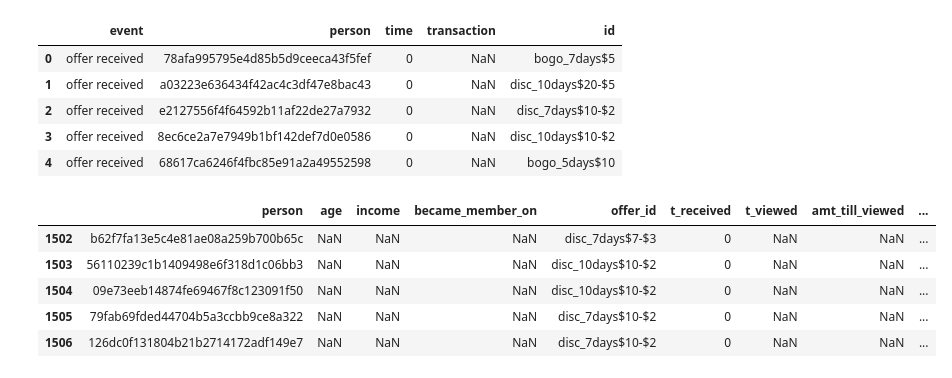
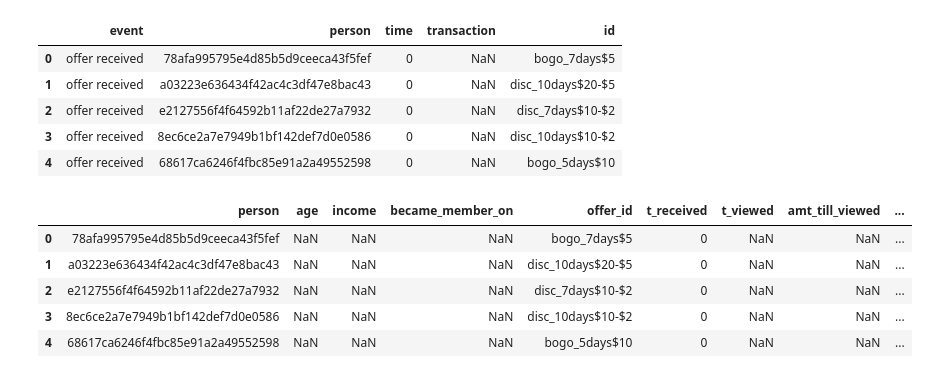
Before and after one commit to kudojp/StarBucksPromotionAnalysis, a Jupyter notebook: StarbucksPromotionAnalysis.ipynb, the cells around one changed output. Saved outputs shown, nothing was run; the diff lists cells and outputs as text; code cells hidden in the pictures.

```diff
--- a/StarbucksPromotionAnalysis.ipynb
+++ b/StarbucksPromotionAnalysis.ipynb
@@ -82,12 +83,16 @@ import math
 import json
 import matplotlib.pyplot as plt
 import seaborn as sns
+import time
 % matplotlib inline
 
 # read in the json files
 portfolio = pd.read_json('data/portfolio.json', orient='records', lines=True)
 profile = pd.read_json('data/profile.json', orient='records', lines=True)
 transcript = pd.read_json('data/transcript.json', orient='records', lines=True)
+
+pd.options.display.max_rows = 100
+pd.set_option("display.max_columns", 500)
 # %% [markdown]
 # 2. Clean the data
 # %% [markdown]
@@ -563,20 +578,20 @@ offer_rec.head()
 | 2 | offer received | e2127556f4f64592b11af22de27a7932 | 0 | NaN | disc_7days$10-$2 |
 | 3 | offer received | 8ec6ce2a7e7949b1bf142def7d0e0586 | 0 | NaN | disc_10days$10-$2 |
 | 4 | offer received | 68617ca6246f4fbc85e91a2a49552598 | 0 | NaN | bogo_5days$10 |
-# %%
-offer_rec = offer_rec[1200:1500]
+# %%
+offer_rec2 = offer_rec[:]
 # %%
-offer_interaction = pd.DataFrame(columns=["person","age","income","became_member_on","offer_id","t_received","t_viewed","amt_till_viewed","t_completed","amt_till_completed"], index=offer_rec.index)
-offer_interaction[["person","t_received","offer_id"]] = offer_rec[["person","time","id"]]
+offer_interaction = pd.DataFrame(columns=["person","age","income","became_member_on","offer_id","t_received","t_viewed","amt_till_viewed","t_completed","amt_till_completed"], index=offer_rec2.index)
+offer_interaction[["person","t_received","offer_id"]] = offer_rec2[["person","time","id"]]
 
 offer_interaction.head()
 # %% [output]
 |  | person | age | income | became_member_on | offer_id | t_received | t_viewed | amt_till_viewed | ... |
-| 1502 | b62f7fa13e5c4e81ae08a259b700b65c | NaN | NaN | NaN | disc_7days$7-$3 | 0 | NaN | NaN | ... |
-| 1503 | 56110239c1b1409498e6f318d1c06bb3 | NaN | NaN | NaN | disc_10days$10-$2 | 0 | NaN | NaN | ... |
-| 1504 | 09e73eeb14874fe69467f8c123091f50 | NaN | NaN | NaN | disc_10days$10-$2 | 0 | NaN | NaN | ... |
-| 1505 | 79fab69fded44704b5a3ccbb9ce8a322 | NaN | NaN | NaN | disc_7days$10-$2 | 0 | NaN | NaN | ... |
-| 1506 | 126dc0f131804b21b2714172adf149e7 | NaN | NaN | NaN | disc_7days$10-$2 | 0 | NaN | NaN | ... |
+| 0 | 78afa995795e4d85b5d9ceeca43f5fef | NaN | NaN | NaN | bogo_7days$5 | 0 | NaN | NaN | ... |
+| 1 | a03223e636434f42ac4c3df47e8bac43 | NaN | NaN | NaN | disc_10days$20-$5 | 0 | NaN | NaN | ... |
+| 2 | e2127556f4f64592b11af22de27a7932 | NaN | NaN | NaN | disc_7days$10-$2 | 0 | NaN | NaN | ... |
+| 3 | 8ec6ce2a7e7949b1bf142def7d0e0586 | NaN | NaN | NaN | disc_10days$10-$2 | 0 | NaN | NaN | ... |
+| 4 | 68617ca6246f4fbc85e91a2a49552598 | NaN | NaN | NaN | bogo_5days$10 | 0 | NaN | NaN | ... |
 # %%
 def from_id_to_duration(id):
     return portfolio2[portfolio2.id == id].duration.iloc[0] * 24
```
Also changed, not shown: parts of 74 cells of this notebook, 11 other files.
